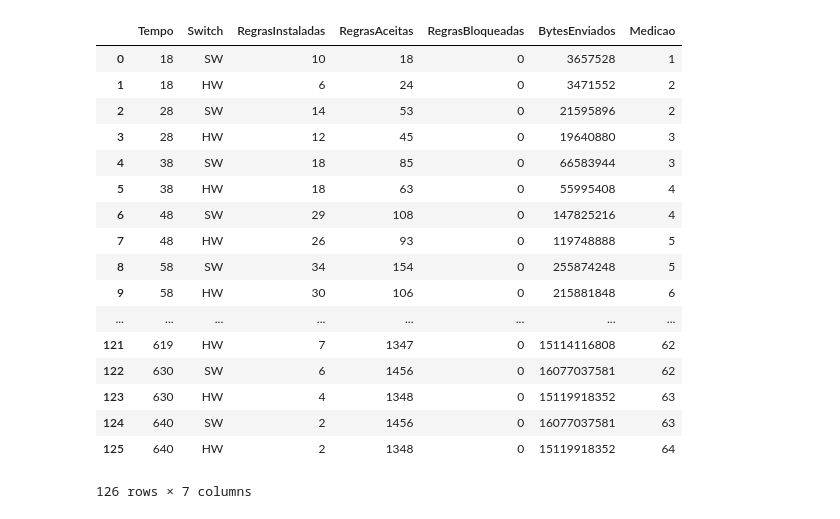
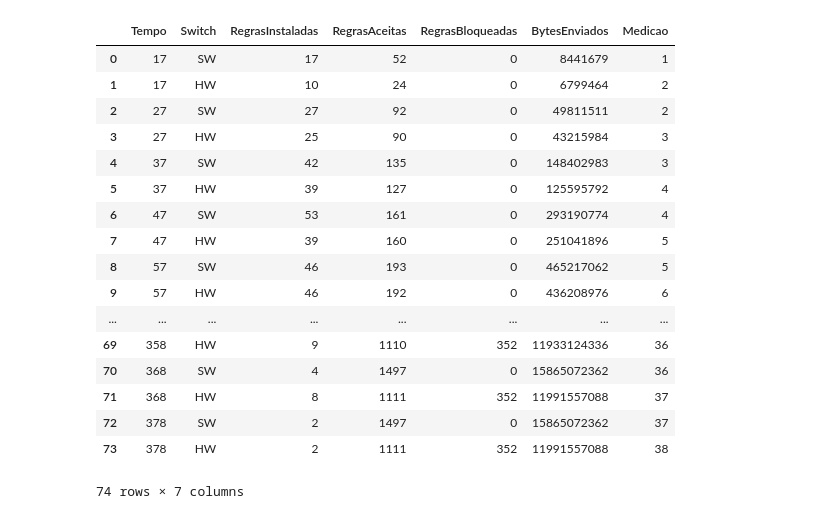
Before and after one commit to pedrobellotti/iperftestes, a Jupyter notebook: Scripts/analise_txt.ipynb, the cells around one changed output. Drawn from its saved outputs; the diff is of its cells as text; code cells hidden in the pictures.

```diff
--- a/Scripts/analise_txt.ipynb
+++ b/Scripts/analise_txt.ipynb
@@ -15,33 +15,33 @@ def teste(row):
         contador += 1
         return retorno
 # %%
-numTeste = "1"
+numTeste = "2"
 #tipoTeste = "sw"
 tipoTeste = "parimpar"
 df = pd.read_table("../Saidas/Teste"+numTeste+"/info_"+tipoTeste+".txt", sep=" ")
 df["Medicao"] = df.apply (teste, axis=1)
 #df.reset_index().set_index('index', drop=False)
 #df.drop(df[df.Tempo > 80].index, inplace=True)
 df
 # %% [output]
 |  | Tempo | Switch | RegrasInstaladas | RegrasAceitas | RegrasBloqueadas | BytesEnviados | Medicao |
-| 0 | 18 | SW | 10 | 18 | 0 | 3657528 | 1 |
-| 1 | 18 | HW | 6 | 24 | 0 | 3471552 | 2 |
-| 2 | 28 | SW | 14 | 53 | 0 | 21595896 | 2 |
-| 3 | 28 | HW | 12 | 45 | 0 | 19640880 | 3 |
-| 4 | 38 | SW | 18 | 85 | 0 | 66583944 | 3 |
-| 5 | 38 | HW | 18 | 63 | 0 | 55995408 | 4 |
-| 6 | 48 | SW | 29 | 108 | 0 | 147825216 | 4 |
-| 7 | 48 | HW | 26 | 93 | 0 | 119748888 | 5 |
-| 8 | 58 | SW | 34 | 154 | 0 | 255874248 | 5 |
-| 9 | 58 | HW | 30 | 106 | 0 | 215881848 | 6 |
+| 0 | 17 | SW | 17 | 52 | 0 | 8441679 | 1 |
+| 1 | 17 | HW | 10 | 24 | 0 | 6799464 | 2 |
+| 2 | 27 | SW | 27 | 92 | 0 | 49811511 | 2 |
+| 3 | 27 | HW | 25 | 90 | 0 | 43215984 | 3 |
+| 4 | 37 | SW | 42 | 135 | 0 | 148402983 | 3 |
+| 5 | 37 | HW | 39 | 127 | 0 | 125595792 | 4 |
+| 6 | 47 | SW | 53 | 161 | 0 | 293190774 | 4 |
+| 7 | 47 | HW | 39 | 160 | 0 | 251041896 | 5 |
+| 8 | 57 | SW | 46 | 193 | 0 | 465217062 | 5 |
+| 9 | 57 | HW | 46 | 192 | 0 | 436208976 | 6 |
 | ... | ... | ... | ... | ... | ... | ... | ... |
-| 121 | 619 | HW | 7 | 1347 | 0 | 15114116808 | 62 |
-| 122 | 630 | SW | 6 | 1456 | 0 | 16077037581 | 62 |
-| 123 | 630 | HW | 4 | 1348 | 0 | 15119918352 | 63 |
-| 124 | 640 | SW | 2 | 1456 | 0 | 16077037581 | 63 |
-| 125 | 640 | HW | 2 | 1348 | 0 | 15119918352 | 64 |
+| 69 | 358 | HW | 9 | 1110 | 352 | 11933124336 | 36 |
+| 70 | 368 | SW | 4 | 1497 | 0 | 15865072362 | 36 |
+| 71 | 368 | HW | 8 | 1111 | 352 | 11991557088 | 37 |
+| 72 | 378 | SW | 2 | 1497 | 0 | 15865072362 | 37 |
+| 73 | 378 | HW | 2 | 1111 | 352 | 11991557088 | 38 |
-126 rows × 7 columns
+74 rows × 7 columns
 # %%
 # Função para cálculo do intervalo de confiança de 95%
 def confinterval (data):
```
Also changed, not shown: parts of 1 cell of this notebook, 16 other files.
